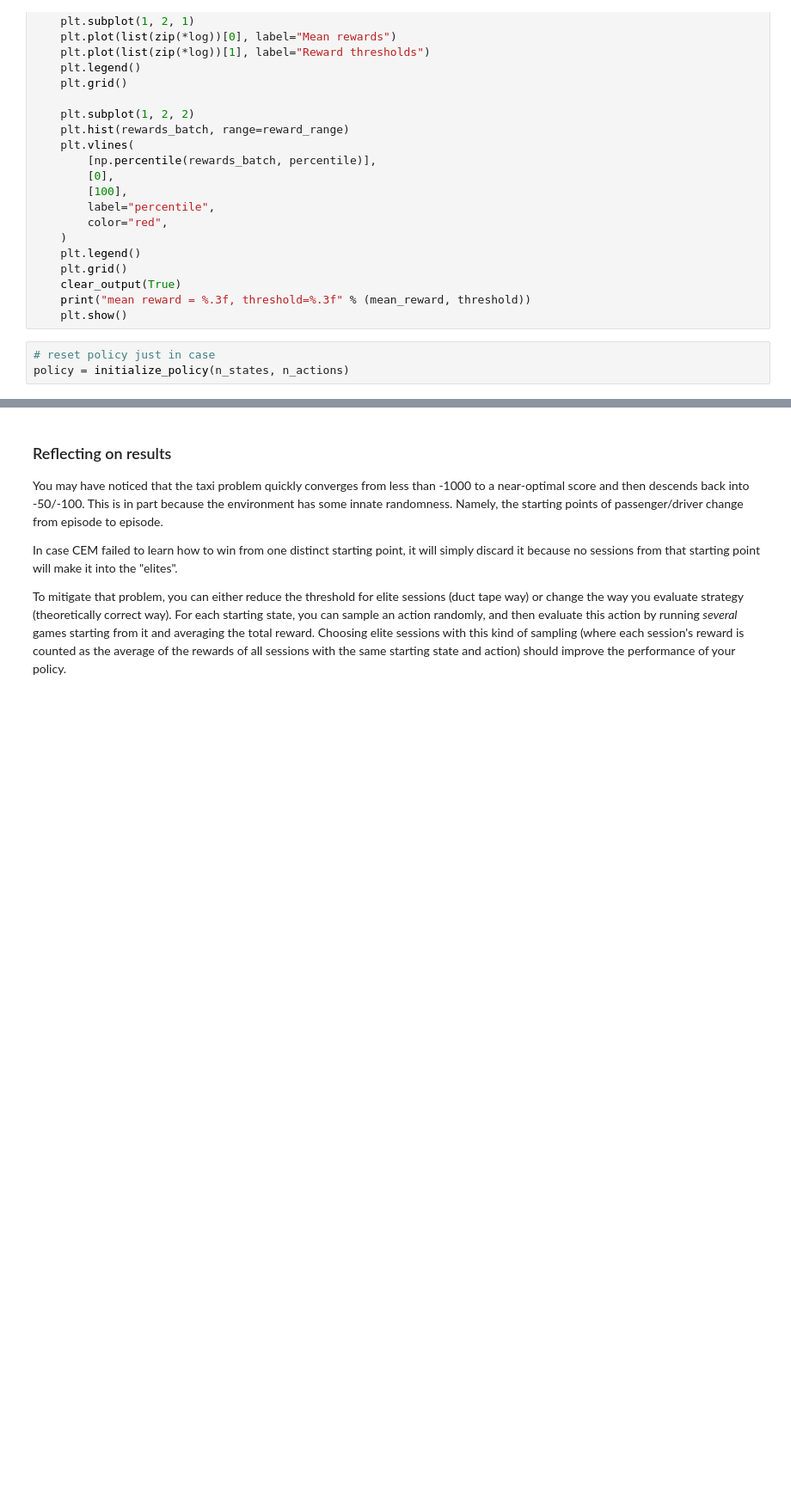
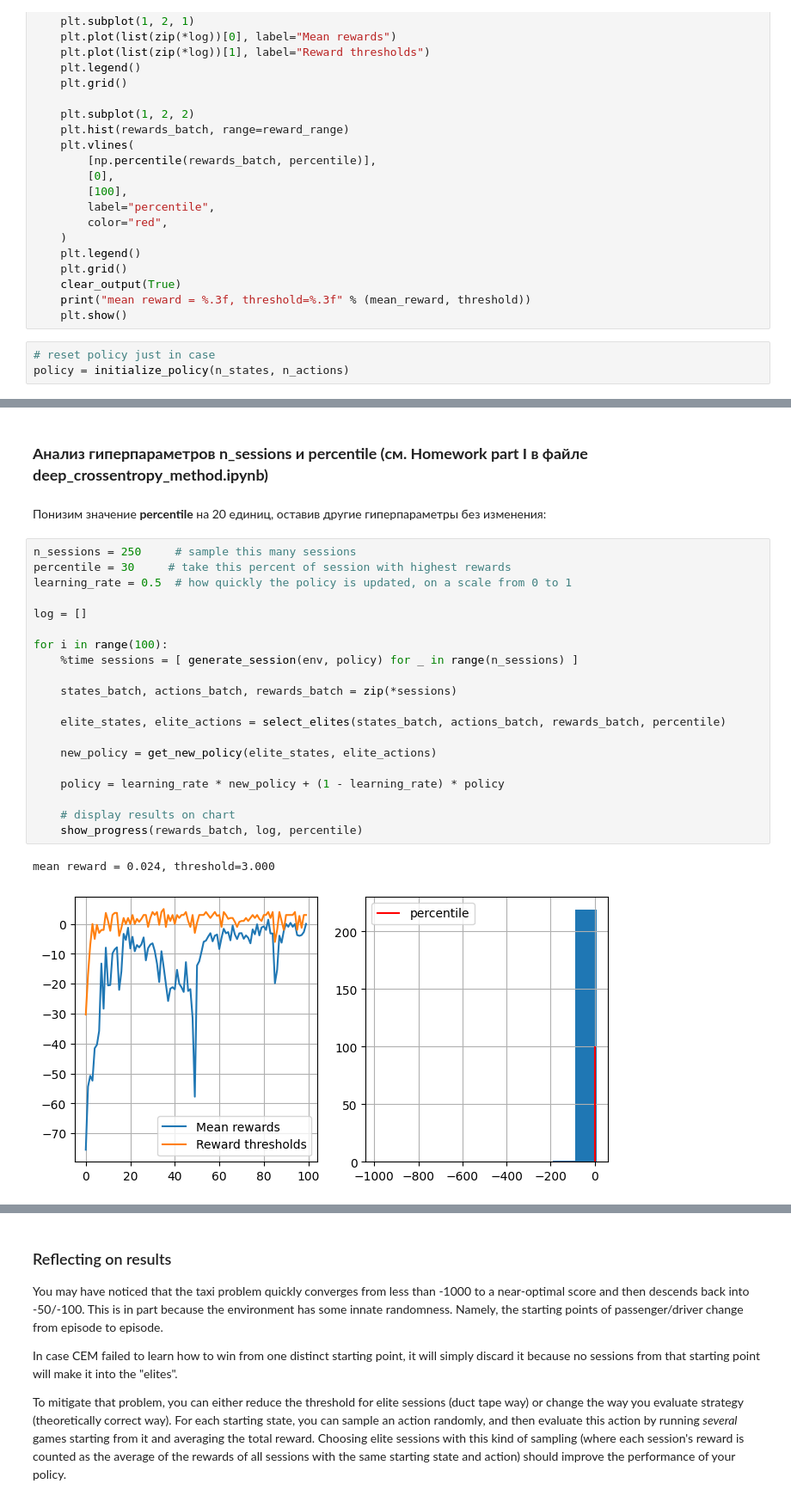
Before and after one commit to MLSukhanov/RL, a Jupyter notebook: crossentropy_method.ipynb, the cells around one changed output, grey strips where cells are left out. Shown at 86% size. Cells and saved outputs as stored; diff of their text form; blank space fills up the shorter version.

```diff
--- a/crossentropy_method.ipynb
+++ b/crossentropy_method.ipynb
@@ -334,0 +335,27 @@ mean reward = -124.692, threshold=4.000
+# %% [markdown]
+### **Анализ гиперпараметров n_sessions и percentile (см. Homework part I в файле deep_crossentropy_method.ipynb)**
+# %% [markdown]
+Понизим значение **percentile** на 20 единиц, оставив другие гиперпараметры без изменения:
+# %%
+n_sessions = 250     # sample this many sessions
+percentile = 30     # take this percent of session with highest rewards
+learning_rate = 0.5  # how quickly the policy is updated, on a scale from 0 to 1
+
+log = []
+
+for i in range(100):
+    %time sessions = [ generate_session(env, policy) for _ in range(n_sessions) ]
+
+    states_batch, actions_batch, rewards_batch = zip(*sessions)
+
+    elite_states, elite_actions = select_elites(states_batch, actions_batch, rewards_batch, percentile)
+
+    new_policy = get_new_policy(elite_states, elite_actions)
+
+    policy = learning_rate * new_policy + (1 - learning_rate) * policy
+
+    # display results on chart
+    show_progress(rewards_batch, log, percentile)
+# %% [output]
+mean reward = 0.024, threshold=3.000
+[figure, added]
```
Also changed, not shown: parts of 25 cells of this notebook.
